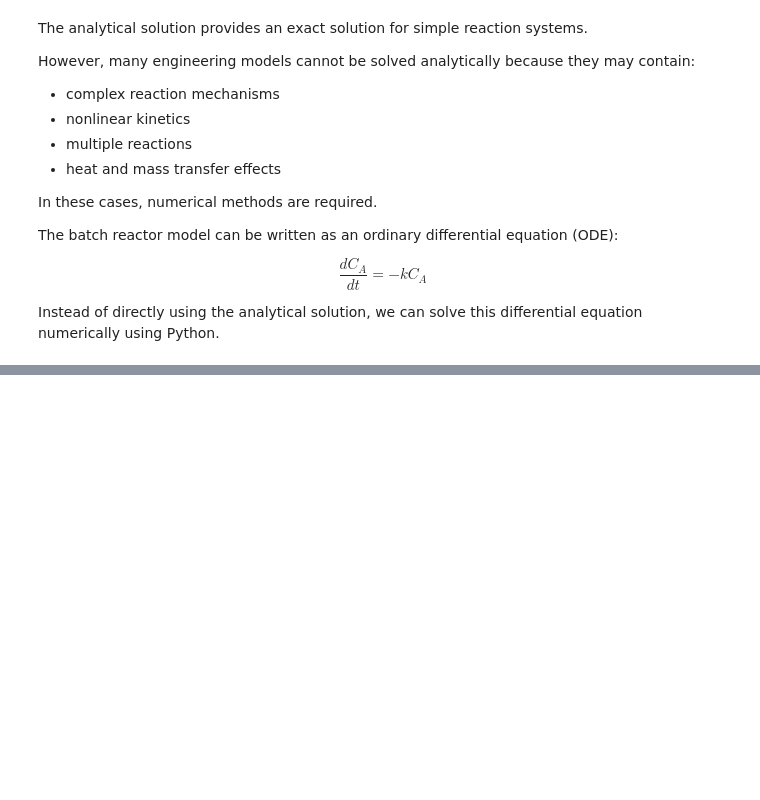
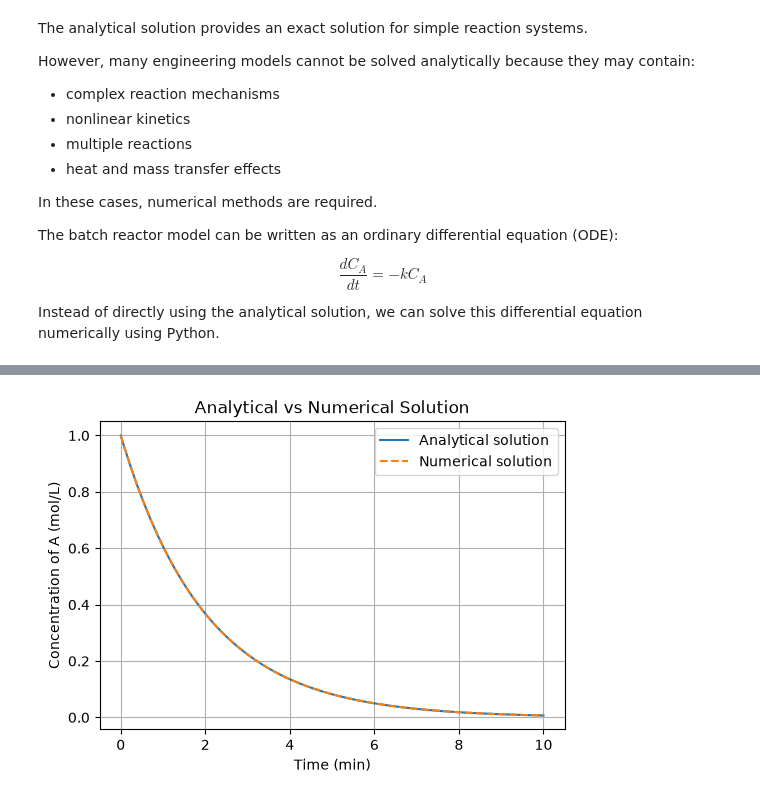
Before and after one commit to zeenxie/ReactionEngineeringLab, a Jupyter notebook: 01_ideal_reactor/01_batch_reactor.ipynb, the cells around one changed output, grey strips where cells are left out. Saved outputs shown, nothing was run; the diff lists cells and outputs as text; code cells hidden in the pictures; blank space fills up the shorter version.

Commit message:
finish batch reactor notebook

```diff
--- a/01_ideal_reactor/01_batch_reactor.ipynb
+++ b/01_ideal_reactor/01_batch_reactor.ipynb
@@ -385,0 +406,40 @@ Instead of directly using the analytical solution, we can solve this differentia
+# %%
+def batch_reactor_model(t, CA, k):
+
+    dCAdt = -k * CA
+
+    return dCAdt
+# %%
+solution = solve_ivp(
+    batch_reactor_model,
+    [0, 10],
+    [CA0],
+    args=(k,),
+    t_eval=t
+)
+# %%
+CA_numeric = solution.y[0]
+# %%
+plt.figure(figsize=(6,4))
+
+plt.plot(t, CA, label="Analytical solution")
+
+plt.plot(
+    solution.t,
+    CA_numeric,
+    "--",
+    label="Numerical solution"
+)
+
+plt.xlabel("Time (min)")
+plt.ylabel("Concentration of A (mol/L)")
+
+plt.title("Analytical vs Numerical Solution")
+
+plt.legend()
+
+plt.grid()
+
+plt.show()
+# %% [output]
+[figure, added]
```
Also changed, not shown: parts of 16 cells of this notebook.
